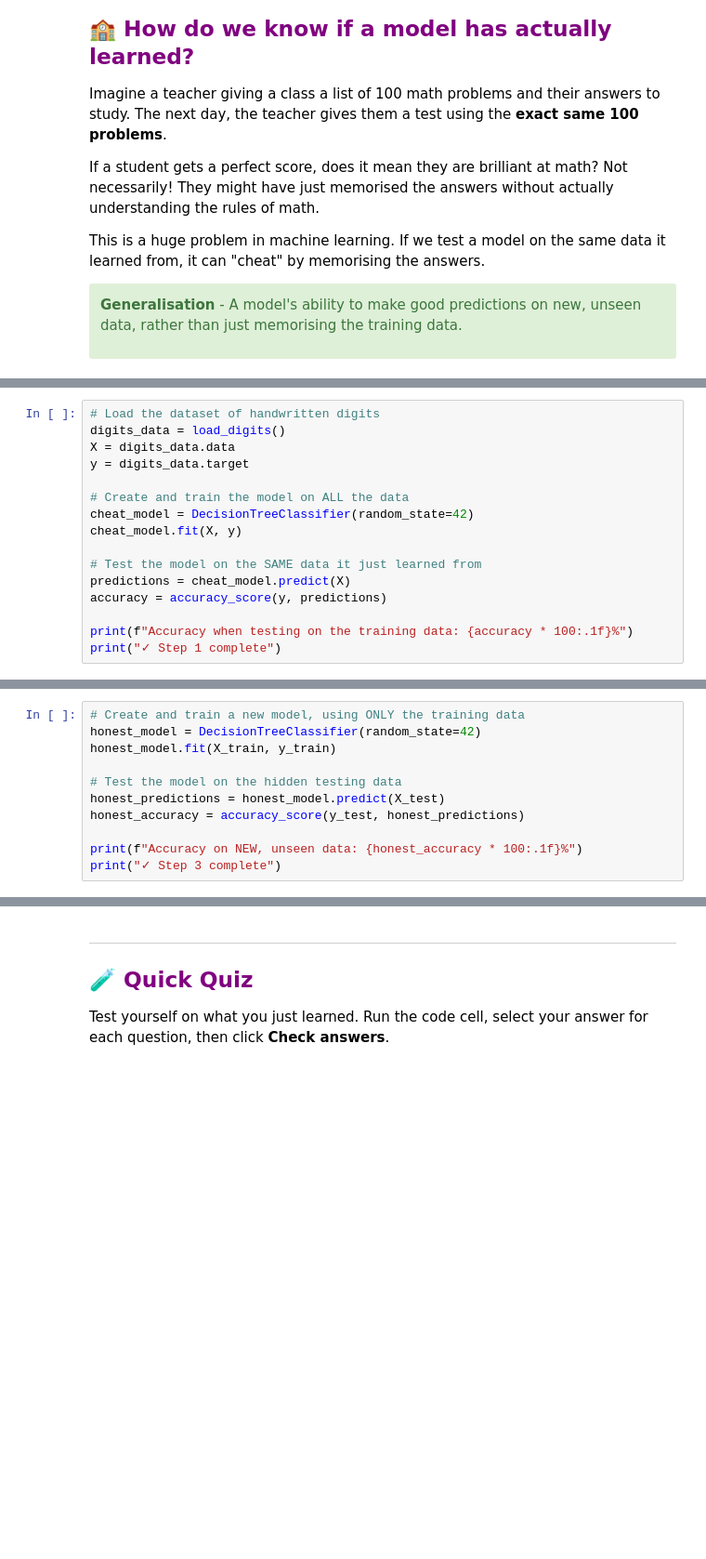
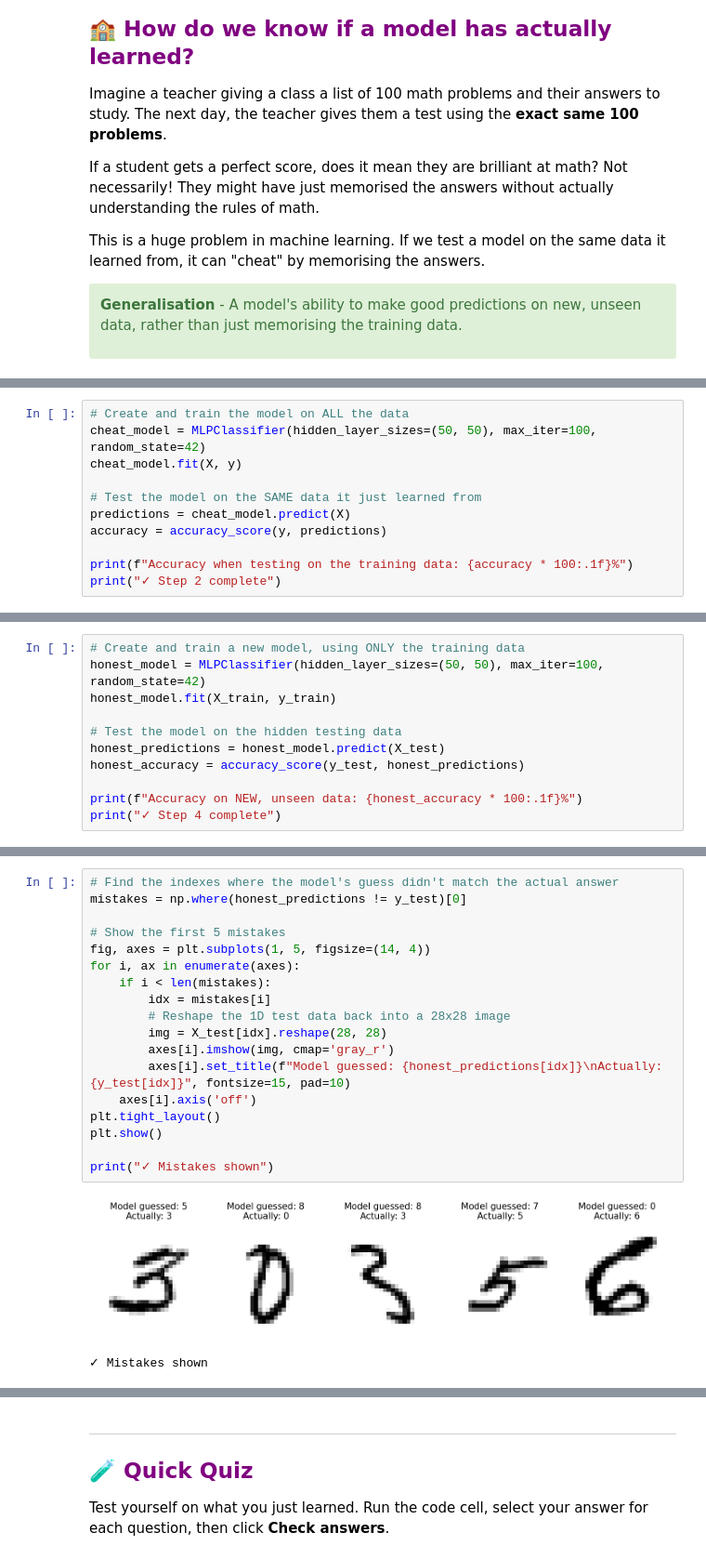
Before and after one commit to nathanhigginbotham/UCL-CDT-AICourse, a Jupyter notebook: B05_training_vs_testing.ipynb, the cells around one changed output, grey strips where cells are left out. Shown at 93% size. Cells and saved outputs as stored; diff of their text form; blank space fills up the shorter version.

```diff
--- a/B05_training_vs_testing.ipynb
+++ b/B05_training_vs_testing.ipynb
@@ -64,13 +111,8 @@ Let's see what happens when we train a model and test it on the **exact same dat
 
 </div>
 # %%
-# Load the dataset of handwritten digits
-digits_data = load_digits()
-X = digits_data.data
-y = digits_data.target
-
 # Create and train the model on ALL the data
-cheat_model = DecisionTreeClassifier(random_state=42)
+cheat_model = MLPClassifier(hidden_layer_sizes=(50, 50), max_iter=100, random_state=42)
 cheat_model.fit(X, y)
 
 # Test the model on the SAME data it just learned from
@@ -78,4 +120,4 @@ predictions = cheat_model.predict(X)
 accuracy = accuracy_score(y, predictions)
 
 print(f"Accuracy when testing on the training data: {accuracy * 100:.1f}%")
-print("✓ Step 1 complete")
+print("✓ Step 2 complete")
@@ -136,7 +185,7 @@ Now let's train a completely new model using ONLY the training images, and evalu
 </div>
 # %%
 # Create and train a new model, using ONLY the training data
-honest_model = DecisionTreeClassifier(random_state=42)
+honest_model = MLPClassifier(hidden_layer_sizes=(50, 50), max_iter=100, random_state=42)
 honest_model.fit(X_train, y_train)
 
 # Test the model on the hidden testing data
@@ -144,4 +193,4 @@ honest_predictions = honest_model.predict(X_test)
 honest_accuracy = accuracy_score(y_test, honest_predictions)
 
 print(f"Accuracy on NEW, unseen data: {honest_accuracy * 100:.1f}%")
-print("✓ Step 3 complete")
+print("✓ Step 4 complete")
@@ -183,0 +220,21 @@ What happens if we hide *too much* data for testing, leaving the model with very
+# %%
+# Find the indexes where the model's guess didn't match the actual answer
+mistakes = np.where(honest_predictions != y_test)[0]
+
+# Show the first 5 mistakes
+fig, axes = plt.subplots(1, 5, figsize=(14, 4))
+for i, ax in enumerate(axes):
+    if i < len(mistakes):
+        idx = mistakes[i]
+        # Reshape the 1D test data back into a 28x28 image
+        img = X_test[idx].reshape(28, 28)
+        axes[i].imshow(img, cmap='gray_r')
+        axes[i].set_title(f"Model guessed: {honest_predictions[idx]}\nActually: {y_test[idx]}", fontsize=15, pad=10)
+    axes[i].axis('off')
+plt.tight_layout()
+plt.show()
+
+print("✓ Mistakes shown")
+# %% [output]
+[figure, added]
+✓ Mistakes shown
```
Also changed, not shown: parts of 17 cells of this notebook, 1 other file.
